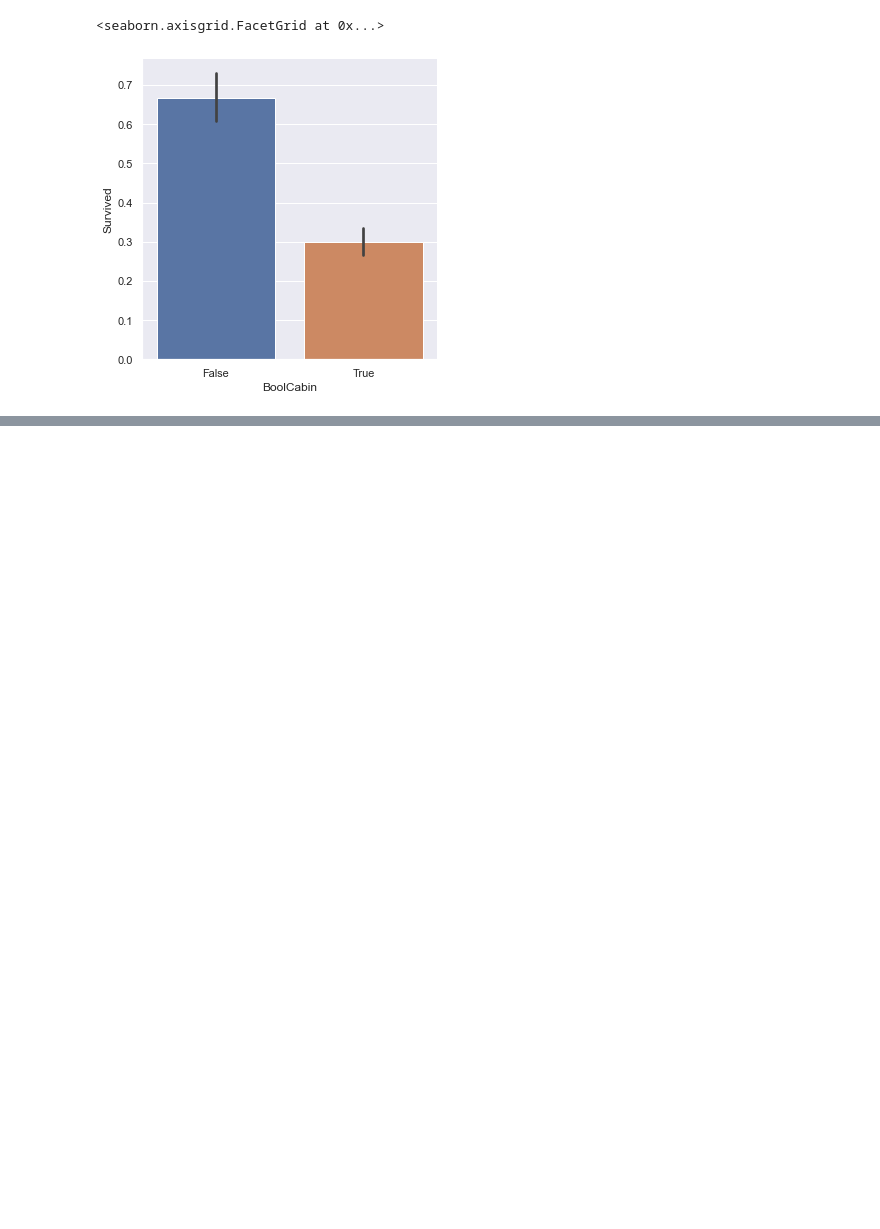
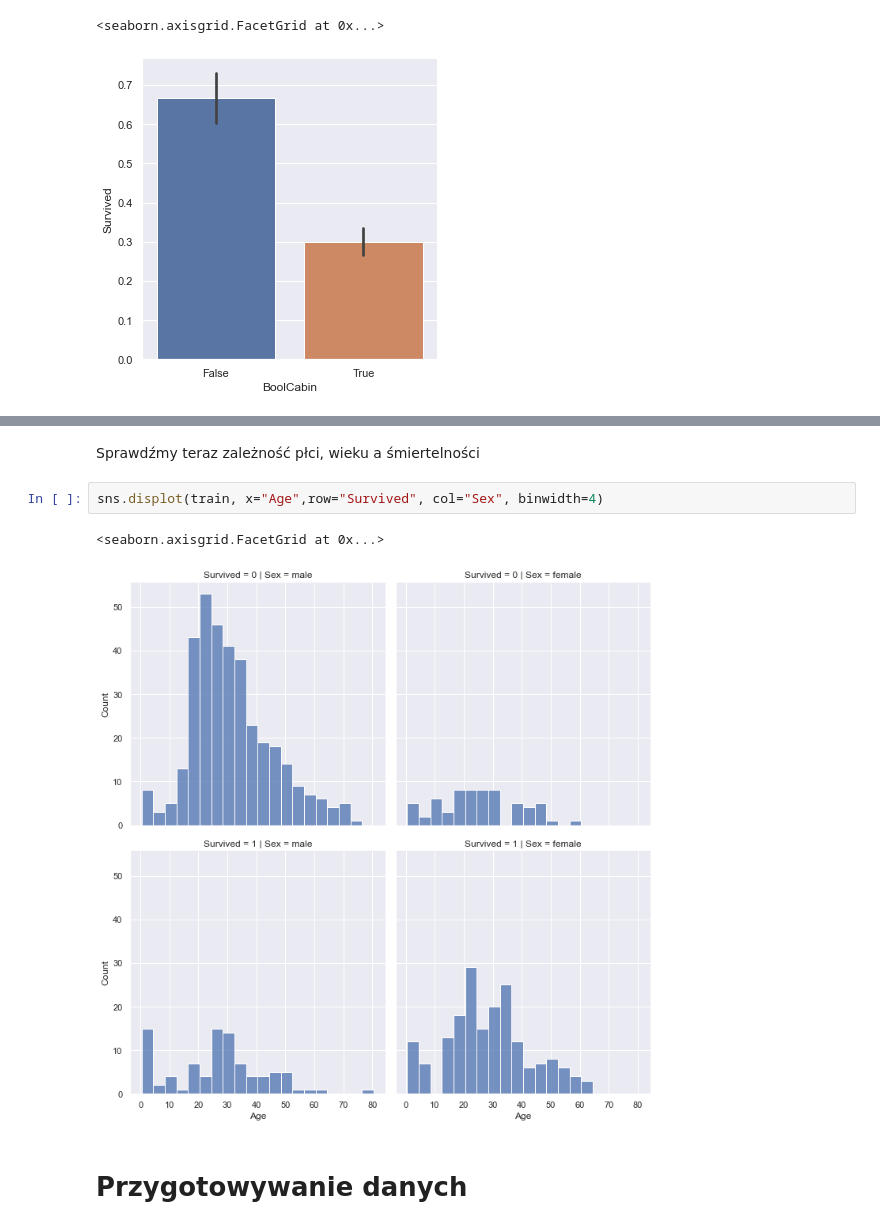
Before and after one commit to JacekJanur/Titanic, a Jupyter notebook: Kaggle_Titanic.ipynb, the cells around one changed output, grey strips where cells are left out. Saved outputs shown, nothing was run; the diff lists cells and outputs as text; blank space fills up the shorter version.

```diff
--- a/Kaggle_Titanic.ipynb
+++ b/Kaggle_Titanic.ipynb
@@ -194,0 +203,9 @@ W kolumnie "Fare" jest 20 danych odstających, czyli takich, które leżą od ś
+# %% [markdown]
+Sprawdźmy teraz zależność płci, wieku a śmiertelności
+# %%
+sns.displot(train, x="Age",row="Survived", col="Sex", binwidth=4)
+# %% [output]
+<seaborn.axisgrid.FacetGrid at 0x...>
+[figure, added]
+# %% [markdown]
+# Przygotowywanie danych
```
Also changed, not shown: parts of 27 cells of this notebook.
